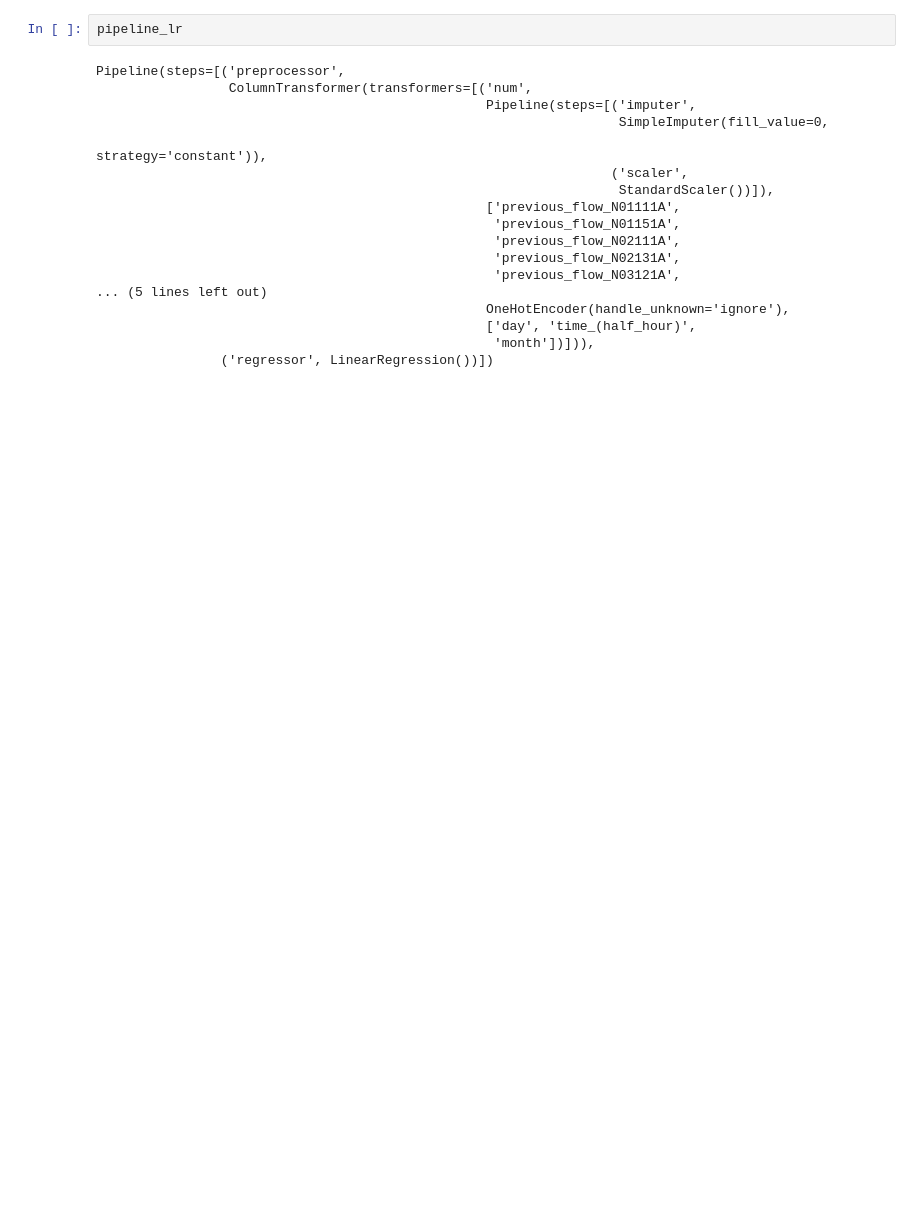
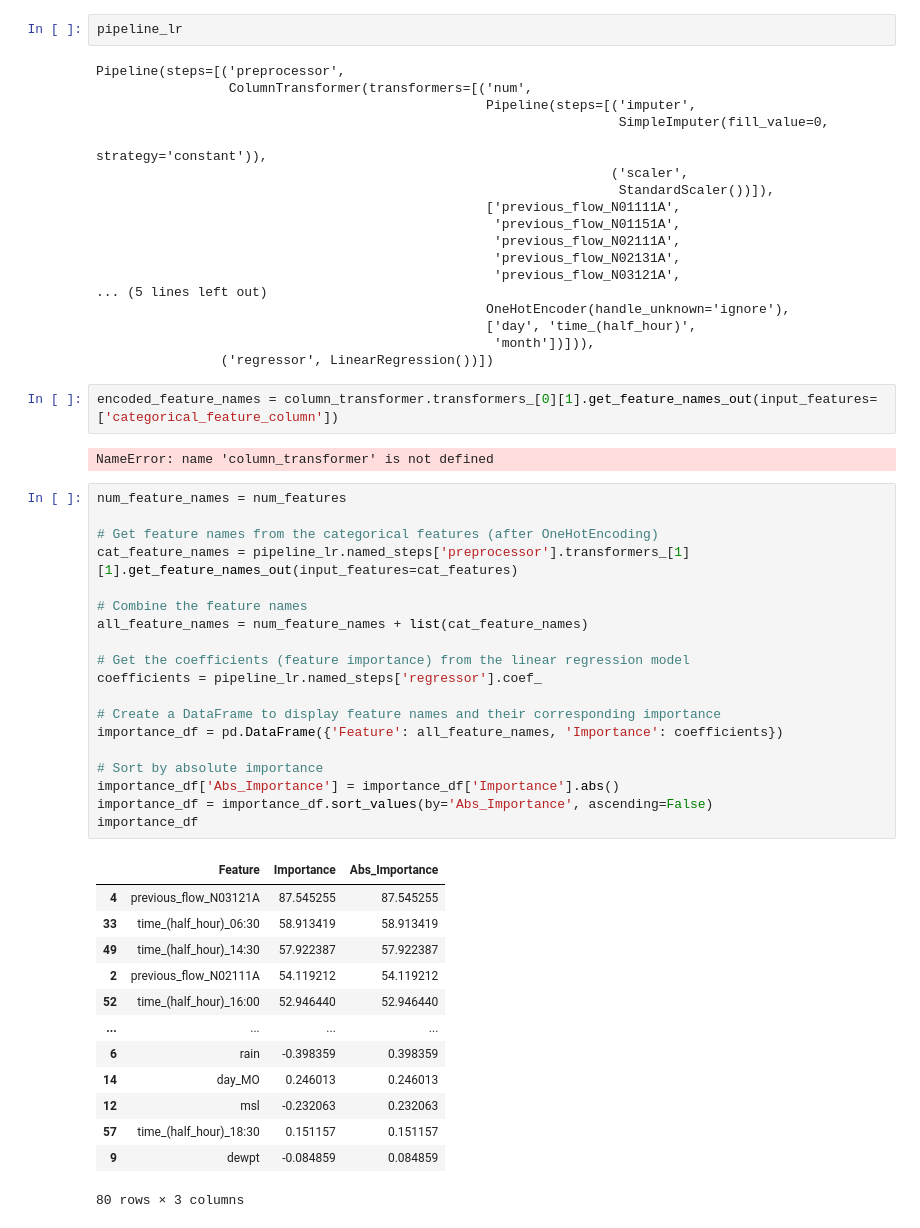
Before and after one commit to emolloy123/Traffic-Flow-SDCC, a Jupyter notebook: machine learning/traffic flow regression/traffic_flow_regression.ipynb, the cells around one changed output. Drawn from its saved outputs; the diff is of its cells as text; blank space fills up the shorter version.

```diff
--- a/machine learning/traffic flow regression/traffic_flow_regression.ipynb
+++ b/machine learning/traffic flow regression/traffic_flow_regression.ipynb
@@ -562,3 +577,40 @@ Pipeline(steps=[('preprocessor',
                                                   ['day', 'time_(half_hour)',
                                                    'month'])])),
                 ('regressor', LinearRegression())])
+# %%
+encoded_feature_names = column_transformer.transformers_[0][1].get_feature_names_out(input_features=['categorical_feature_column'])
+# %% [output]
+NameError: name 'column_transformer' is not defined
+# %%
+num_feature_names = num_features
+
+# Get feature names from the categorical features (after OneHotEncoding)
+cat_feature_names = pipeline_lr.named_steps['preprocessor'].transformers_[1][1].get_feature_names_out(input_features=cat_features)
+
+# Combine the feature names
+all_feature_names = num_feature_names + list(cat_feature_names)
+
+# Get the coefficients (feature importance) from the linear regression model
+coefficients = pipeline_lr.named_steps['regressor'].coef_
+
+# Create a DataFrame to display feature names and their corresponding importance
+importance_df = pd.DataFrame({'Feature': all_feature_names, 'Importance': coefficients})
+
+# Sort by absolute importance
+importance_df['Abs_Importance'] = importance_df['Importance'].abs()
+importance_df = importance_df.sort_values(by='Abs_Importance', ascending=False)
+importance_df
+# %% [output]
+|  | Feature | Importance | Abs_Importance |
+| 4 | previous_flow_N03121A | 87.545255 | 87.545255 |
+| 33 | time_(half_hour)_06:30 | 58.913419 | 58.913419 |
+| 49 | time_(half_hour)_14:30 | 57.922387 | 57.922387 |
+| 2 | previous_flow_N02111A | 54.119212 | 54.119212 |
+| 52 | time_(half_hour)_16:00 | 52.946440 | 52.946440 |
+| ... | ... | ... | ... |
+| 6 | rain | -0.398359 | 0.398359 |
+| 14 | day_MO | 0.246013 | 0.246013 |
+| 12 | msl | -0.232063 | 0.232063 |
+| 57 | time_(half_hour)_18:30 | 0.151157 | 0.151157 |
+| 9 | dewpt | -0.084859 | 0.084859 |
+80 rows × 3 columns
```
Also changed, not shown: parts of 21 cells of this notebook.
